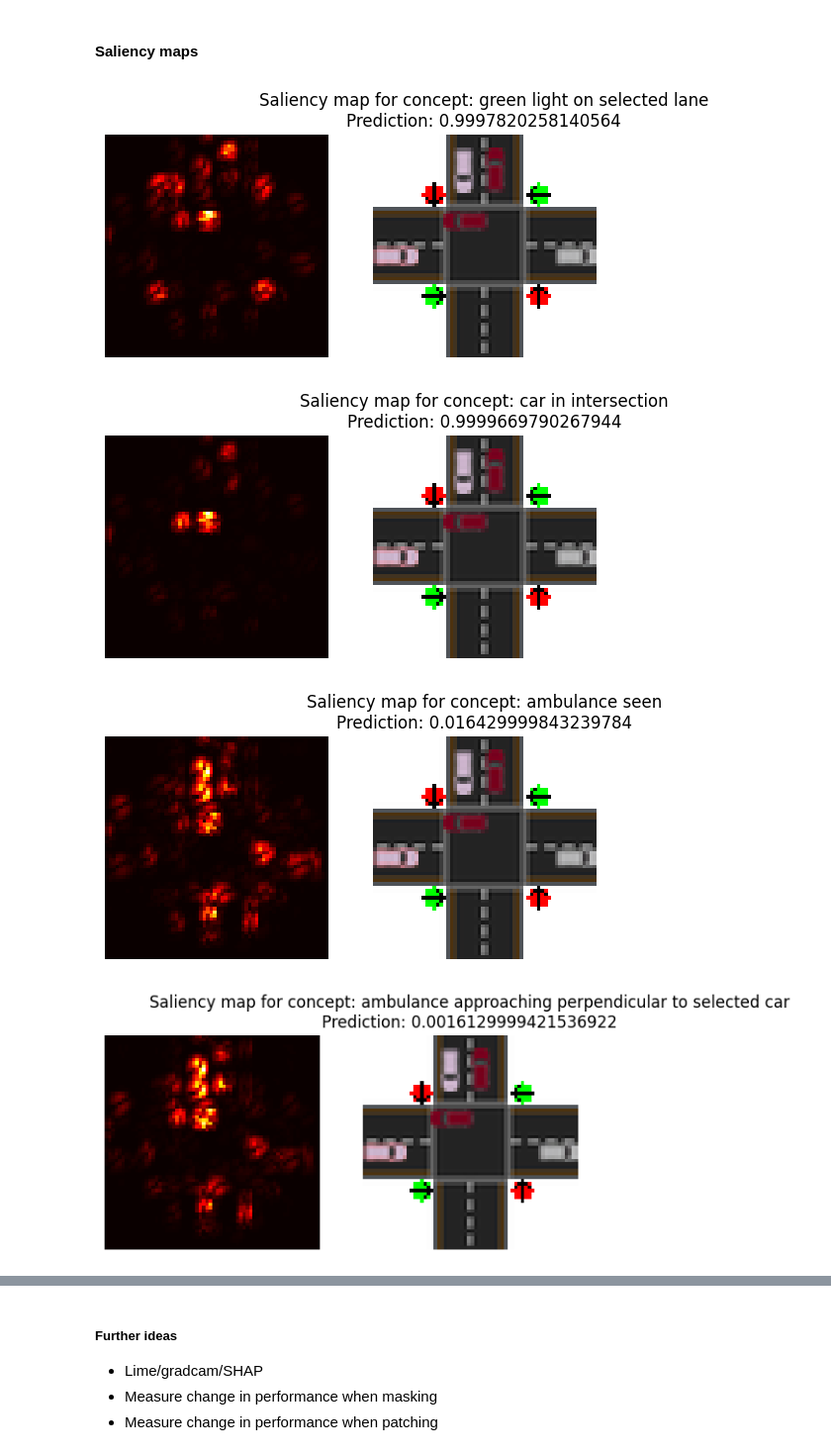
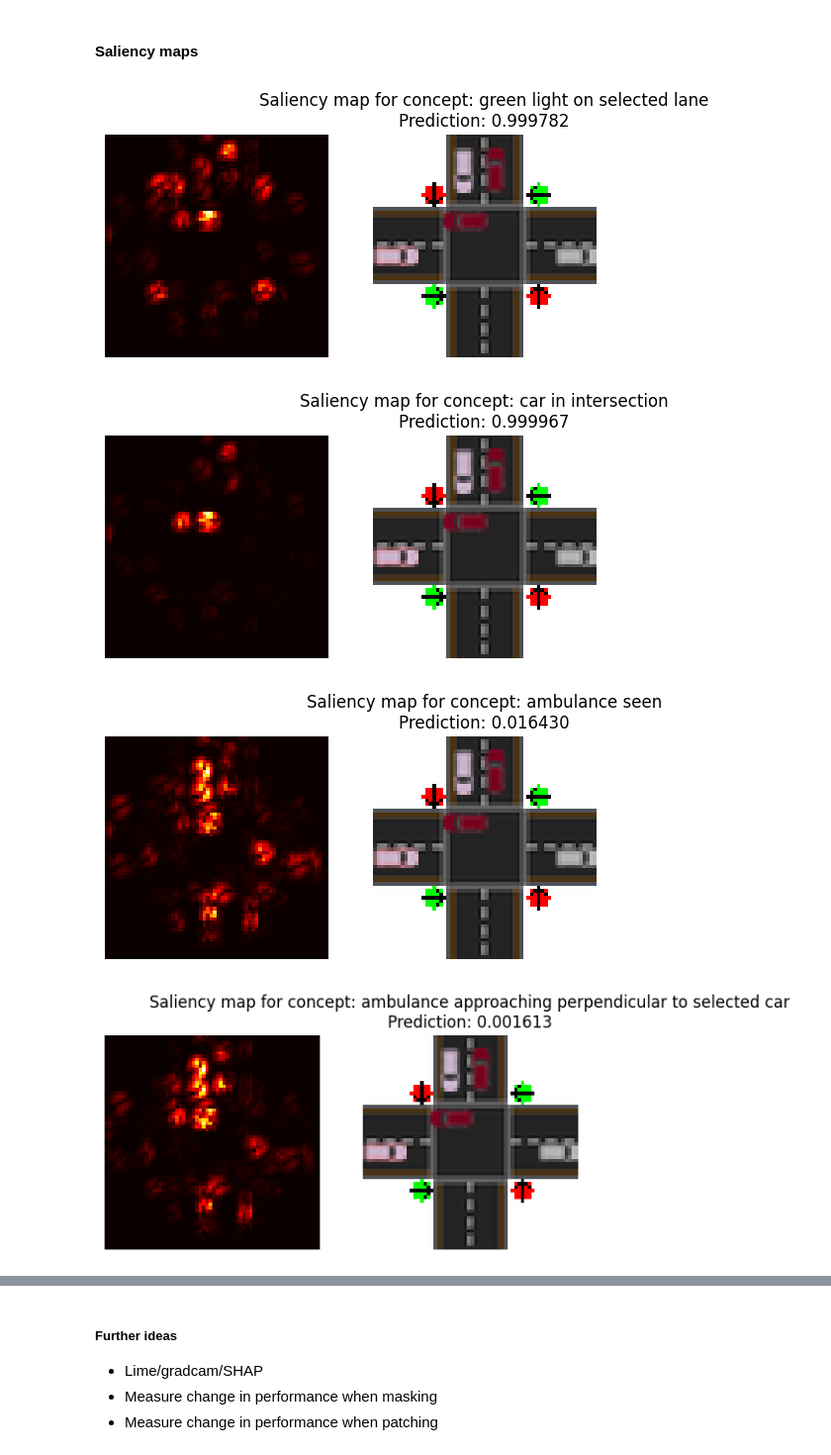
Before and after one commit to technologeve/concept-bottlenecks, a Jupyter notebook: traffic_light.ipynb, the cells around one changed output, grey strips where cells are left out. Shown at 99% size. Cells and saved outputs as stored; diff of their text form; code cells hidden in the pictures.

```diff
--- a/traffic_light.ipynb
+++ b/traffic_light.ipynb
@@ -426,28 +426,28 @@ Concept completeness is a ratio of CBM performance against performance of black
 # %%
 # Set model to evaluation mode
 model.eval()
 
 # Get a sample image and its concept predictions
 sample_image = x_test[2].unsqueeze(0)
 sample_image.requires_grad_()
 
 # For each concept
 for idx, name in enumerate(concept_names):
 	c_pred = model.c_layer(model.encoder(sample_image)).sigmoid()
 	sample_image.grad = None
 	c = c_pred[0, idx]
 	c.backward()
 
 	saliency, _ = torch.max(sample_image.grad.data.abs(), dim=1)
 	fix, axs = plt.subplots(1,2)
 	axs[0].imshow(saliency[0], cmap=plt.cm.hot)
 	axs[0].axis("off")
 	axs[1].imshow(np.rollaxis(sample_image.squeeze(0).detach().numpy(),0,3))
 	axs[1].axis("off")
-	plt.title(f"Saliency map for concept: {name}\nPrediction: {torch.round(c.cpu(), decimals=6)}")
+	plt.title(f"Saliency map for concept: {name}\nPrediction: {c_pred[0, idx].item():.6f}")
 	plt.show()
 # %% [output]
-[figure, old version]
+[figure, new version]
-[figure, old version]
+[figure, new version]
-[figure, old version]
+[figure, new version]
-[figure, old version]
+[figure, new version]
```
Also changed, not shown: parts of 3 cells of this notebook.
